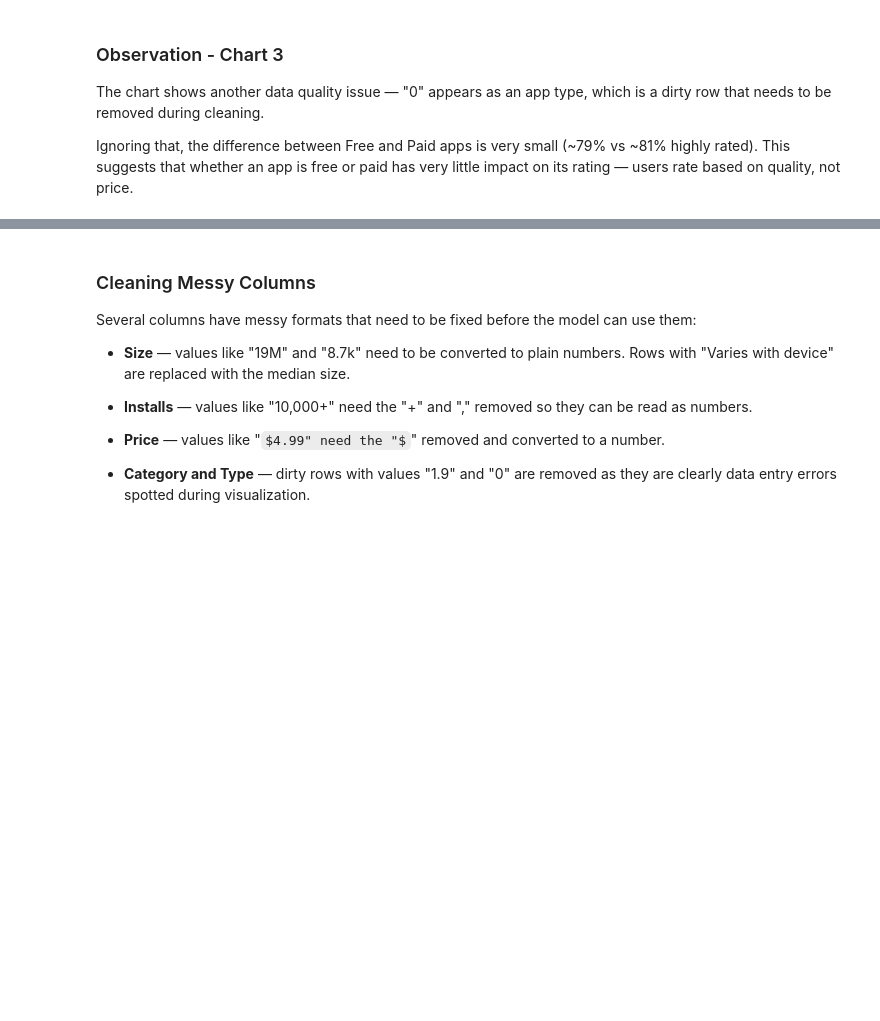
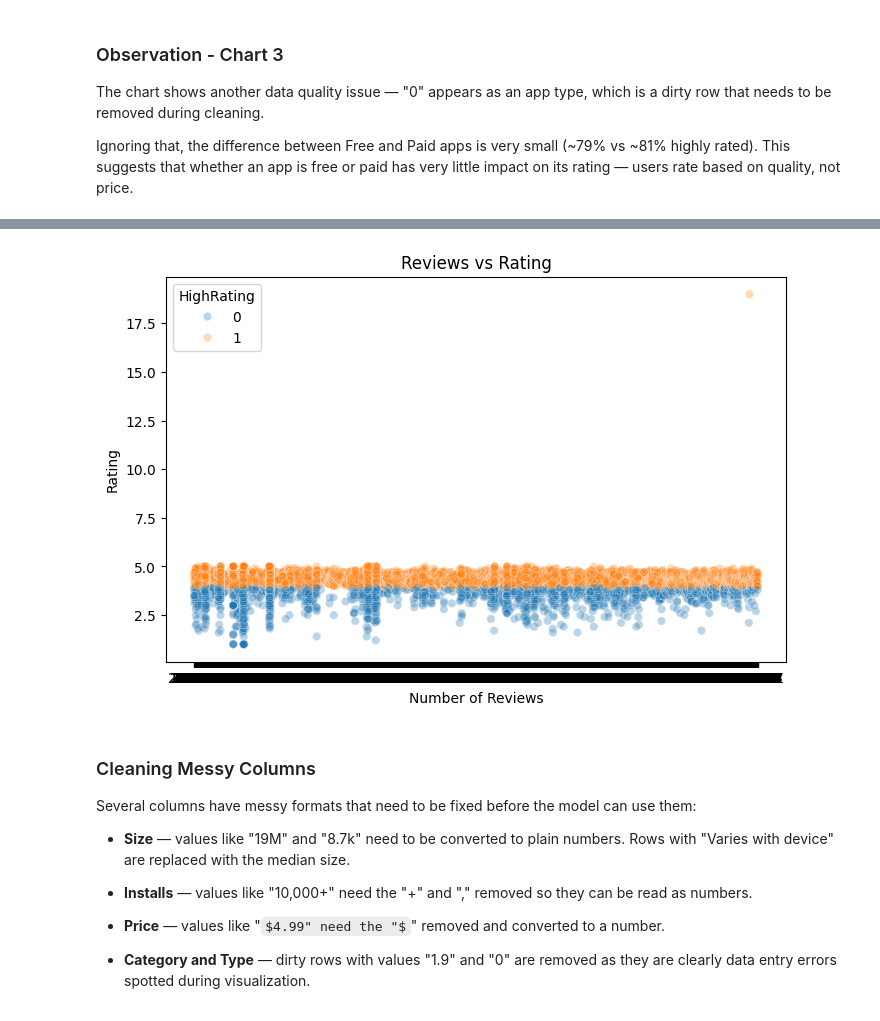
Before and after one commit to priyanka8637kumari/google-playstore-rating-prediction, a Jupyter notebook: google_playstore_project.ipynb, the cells around one changed output, grey strips where cells are left out. Saved outputs shown, nothing was run; the diff lists cells and outputs as text; code cells hidden in the pictures; some formulas as TeX source; blank space fills up the shorter version.

Commit message:
Add seaborn visualization

```diff
--- a/google_playstore_project.ipynb
+++ b/google_playstore_project.ipynb
@@ -199,3 +209,14 @@ quality, not price.
+# %%
+fig, ax = plt.subplots(figsize=(8, 5))
+sns.scatterplot(data=df, x='Reviews', y='Rating',
+                hue='HighRating', alpha=0.3, ax=ax)
+ax.set_title('Reviews vs Rating')
+ax.set_xlabel('Number of Reviews')
+ax.set_ylabel('Rating')
+plt.show()
+plt.close(fig)
+# %% [output]
+[figure, added]
 # %% [markdown]
 ### Cleaning Messy Columns
 
```
Also changed, not shown: parts of 4 cells of this notebook.
